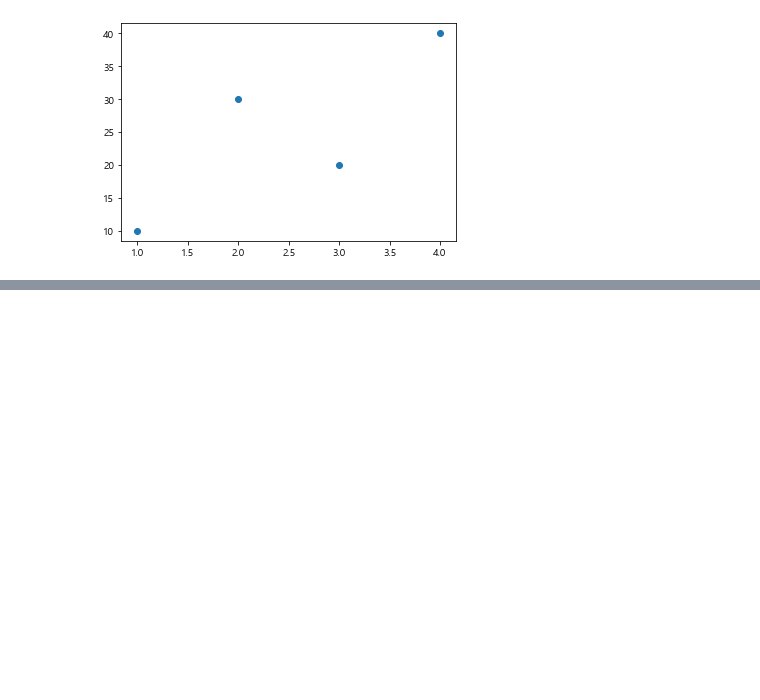
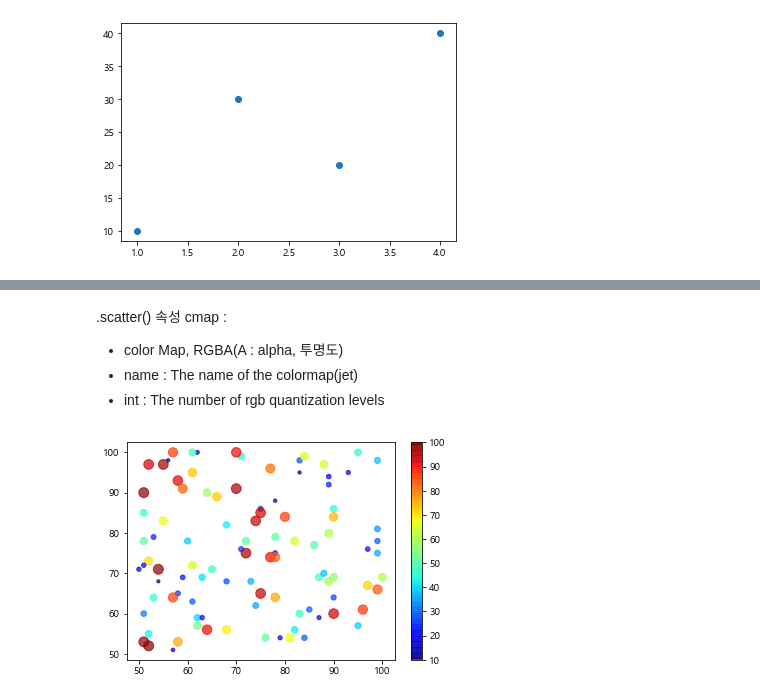
Before and after one commit to ujin2021/Python-Data, a Jupyter notebook: unit_10/unit10.ipynb, the cells around one changed output, grey strips where cells are left out. Cells and saved outputs as stored; diff of their text form; code cells hidden in the pictures; blank space fills up the shorter version.

```diff
--- a/unit_10/unit10.ipynb
+++ b/unit_10/unit10.ipynb
@@ -64,0 +83,20 @@ plt.show()
+# %% [markdown]
+.scatter() 속성 cmap :
+  * color Map, RGBA(A : alpha, 투명도)
+  *  name : The name of the colormap(jet)
+  * int : The number of rgb quantization levels
+# %%
+import matplotlib.pyplot as plt
+import random
+x = []
+y = []
+size = []
+for i in range(100) :
+    x.append(random.randint(50, 100))
+    y.append(random.randint(50, 100))
+    size.append(random.randint(10, 100))
+plt.scatter(x, y, s = size, c = size, cmap='jet', alpha=0.7) # alpha : 투명(중복되는 곳이 더 진하게 나타남)
+plt.colorbar()
+plt.show()
+# %% [output]
+[figure, added]
```
Also changed, not shown: parts of 7 cells of this notebook.
